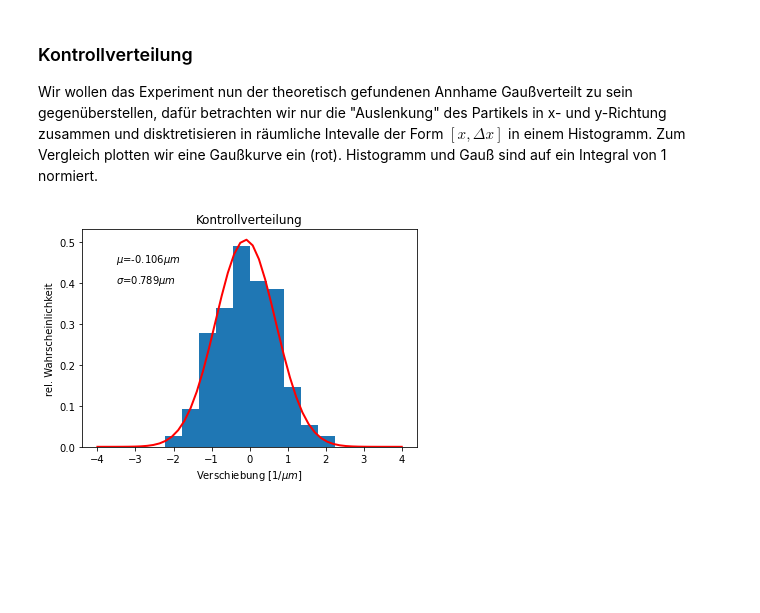
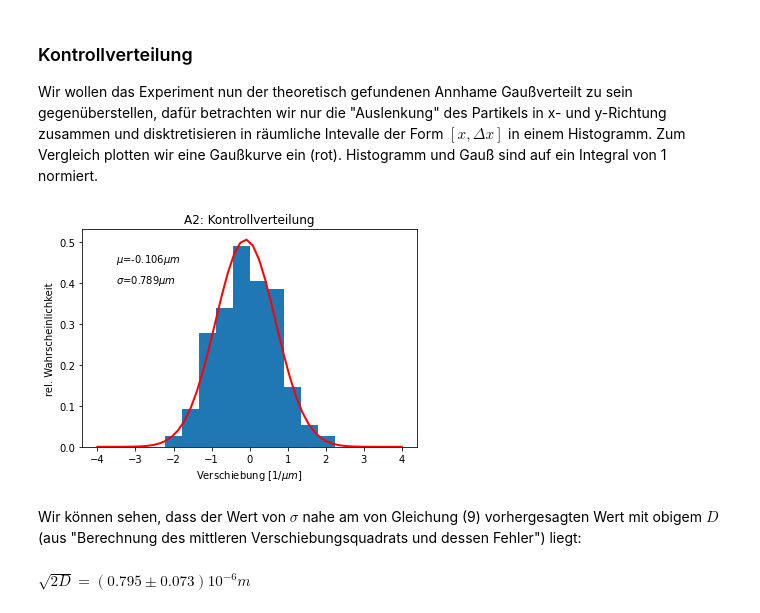
Before and after one commit to leonardscheuer/PAP2, a Jupyter notebook: 223/223.ipynb, the cells around one changed output. Saved outputs shown, nothing was run; the diff lists cells and outputs as text; code cells hidden in the pictures; blank space fills up the shorter version.

```diff
--- a/223/223.ipynb
+++ b/223/223.ipynb
@@ -210,24 +218,28 @@ $ D = ( 0.316 \pm 0.053 )10^{ -12 }   \frac{m^2}{s} $
 
 Wir wollen das Experiment nun der theoretisch gefundenen Annhame Gaußverteilt zu sein gegenüberstellen, dafür betrachten wir nur die "Auslenkung" des Partikels in x- und y-Richtung zusammen und disktretisieren in räumliche Intevalle der Form $[x,\Delta x]$ in einem Histogramm. Zum Vergleich plotten wir eine Gaußkurve ein (rot). Histogramm und Gauß sind auf ein Integral von 1 normiert.
 # %%
-#Kontrollverteilung
-
 all_data = np.append(dx,dy)
 weights = np.ones_like(all_data) / float(len(all_data))
 plt.hist(all_data, density=True)
 
 mu = np.mean(all_data)
 sigma = np.std(all_data)
 
 from scipy.stats import norm
 
 gauss = norm.pdf(np.linspace(-4,4), mu, sigma)
 
 plt.xlabel('Verschiebung [1/$\mu m$]')
 plt.ylabel('rel. Wahrscheinlichkeit')
-plt.title('Kontrollverteilung')
+plt.title('A2: Kontrollverteilung')
 plt.plot(np.linspace(-4,4), gauss, 'b-', linewidth=2, color="r")
 _=plt.text(-3.5,0.45,'$\mu$={value:0.3f}'.format(value=mu)+ '$\mu m $')
 _=plt.text(-3.5,0.40,'$\sigma$={value:0.3f}'.format(value=sigma)+ '$\mu m$')
 # %% [output]
-[figure, old version]
+[figure, new version]
+# %% [markdown]
+Wir können sehen, dass der Wert von $\sigma$ nahe am von Gleichung (9) vorhergesagten Wert mit obigem  $D$ (aus "Berechnung des mittleren Verschiebungsquadrats und dessen Fehler") liegt:
+# %%
+outwstd("\\sqrt{2D}",(2*D_1)**0.5,DD_1*(2/D_1)**0.5,-6,3," m")
+# %% [output]
+$ \sqrt{2D} = ( 0.795 \pm 0.073 )10^{ -6 }   m $
```
Also changed, not shown: parts of 19 cells of this notebook, 2 other files.
